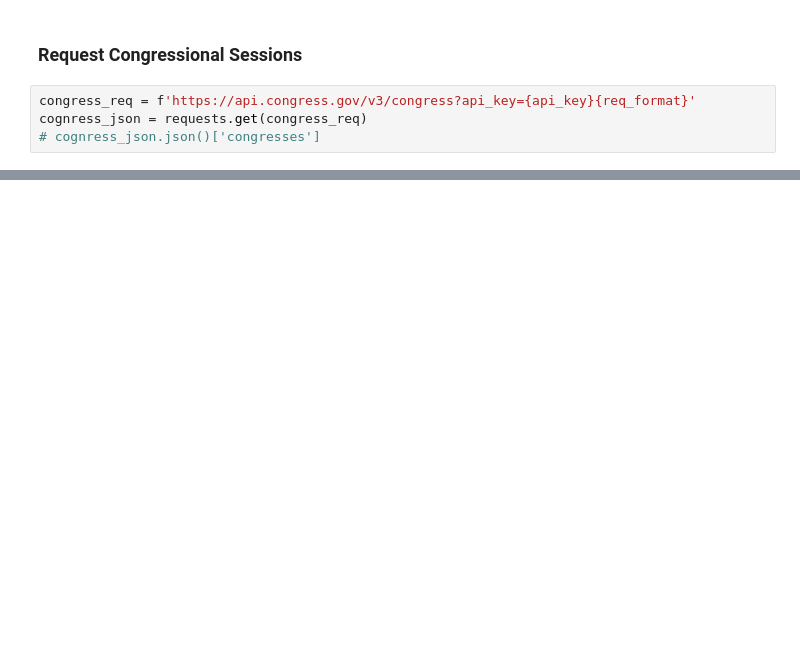
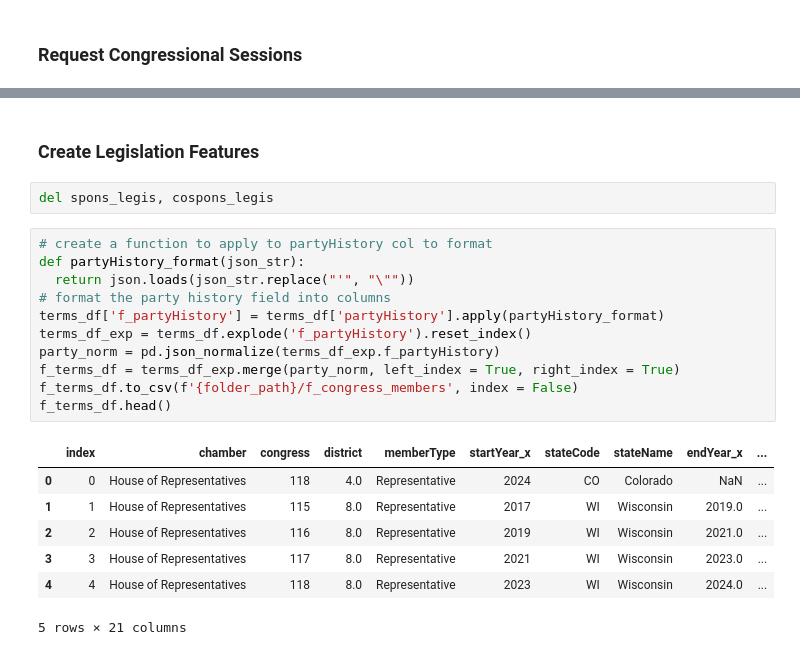
Before and after one commit to StevenSong-sTs/Property-Value-Forecast, a Jupyter notebook: ss24_capstone_team23_datallah_nkitts_steveso/congress_req.ipynb, the cells around one changed output, grey strips where cells are left out. Cells and saved outputs as stored; diff of their text form; blank space fills up the shorter version.

```diff
--- a/ss24_capstone_team23_datallah_nkitts_steveso/congress_req.ipynb
+++ b/ss24_capstone_team23_datallah_nkitts_steveso/congress_req.ipynb
@@ -10,6 +32,2 @@ req_format = '&format=json'
 # %% [markdown]
 ### Request Congressional Sessions
-# %%
-congress_req = f'https://api.congress.gov/v3/congress?api_key={api_key}{req_format}'
-cognress_json = requests.get(congress_req)
-# cognress_json.json()['congresses']
@@ -154,0 +260,23 @@ reps[(reps.chamber == 'Senate')]
+# %% [markdown]
+### Create Legislation Features
+# %%
+del spons_legis, cospons_legis
+# %%
+# create a function to apply to partyHistory col to format
+def partyHistory_format(json_str):
+  return json.loads(json_str.replace("'", "\""))
+# format the party history field into columns
+terms_df['f_partyHistory'] = terms_df['partyHistory'].apply(partyHistory_format)
+terms_df_exp = terms_df.explode('f_partyHistory').reset_index()
+party_norm = pd.json_normalize(terms_df_exp.f_partyHistory)
+f_terms_df = terms_df_exp.merge(party_norm, left_index = True, right_index = True)
+f_terms_df.to_csv(f'{folder_path}/f_congress_members', index = False)
+f_terms_df.head()
+# %% [output]
+|  | index | chamber | congress | district | memberType | startYear_x | stateCode | stateName | endYear_x | ... |
+| 0 | 0 | House of Representatives | 118 | 4.0 | Representative | 2024 | CO | Colorado | NaN | ... |
+| 1 | 1 | House of Representatives | 115 | 8.0 | Representative | 2017 | WI | Wisconsin | 2019.0 | ... |
+| 2 | 2 | House of Representatives | 116 | 8.0 | Representative | 2019 | WI | Wisconsin | 2021.0 | ... |
+| 3 | 3 | House of Representatives | 117 | 8.0 | Representative | 2021 | WI | Wisconsin | 2023.0 | ... |
+| 4 | 4 | House of Representatives | 118 | 8.0 | Representative | 2023 | WI | Wisconsin | 2024.0 | ... |
+5 rows × 21 columns
```
Also changed, not shown: parts of 27 cells of this notebook, 5 other files.
